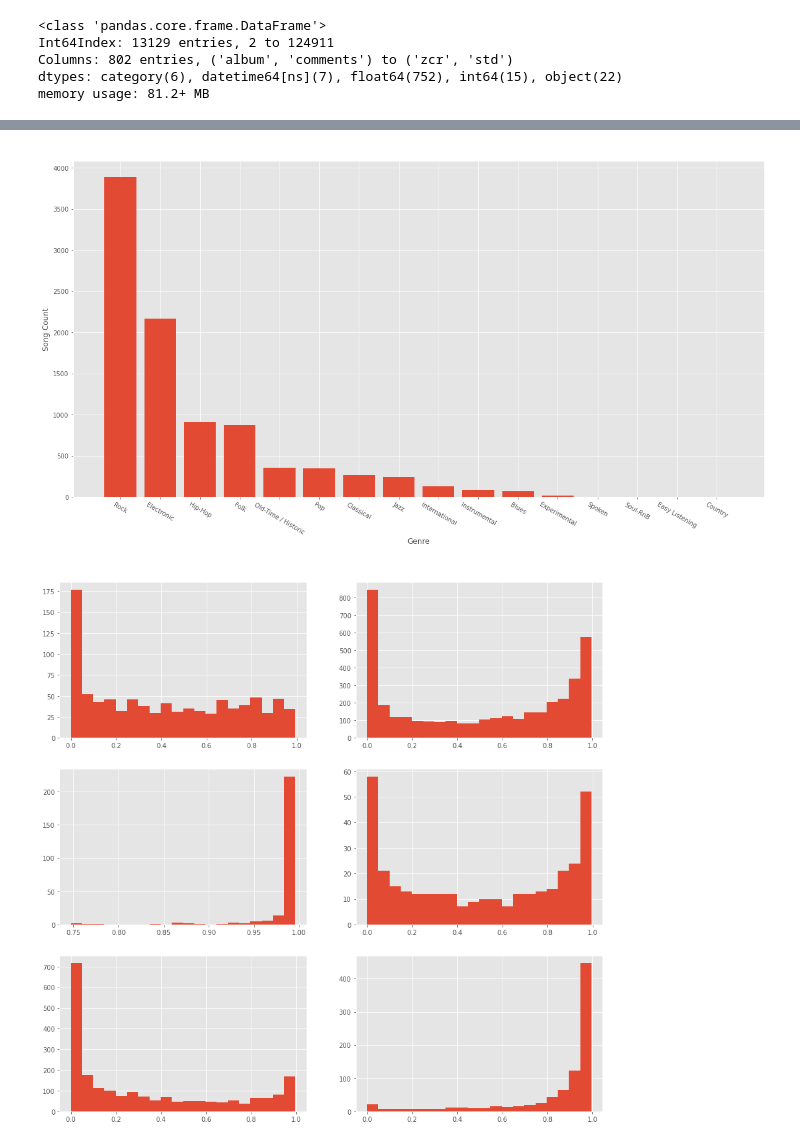
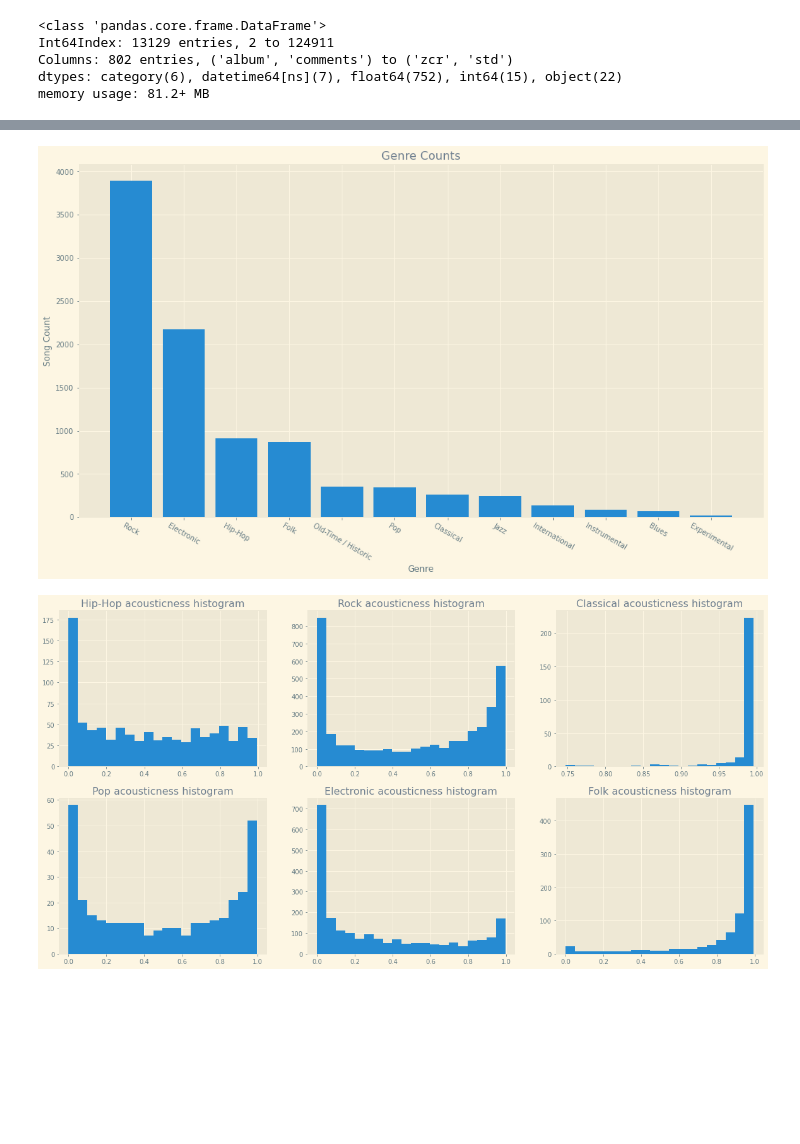
Before and after one commit to atsai24/music_audio_analysis, a Jupyter notebook: data_visualization.ipynb, the cells around one changed output, grey strips where cells are left out. Drawn from its saved outputs; the diff is of its cells as text; code cells hidden in the pictures; blank space fills up the shorter version.

```diff
--- a/data_visualization.ipynb
+++ b/data_visualization.ipynb
@@ -14,7 +18,7 @@ import IPython.display as ipd
 from src.plots import *
 from src import utils
 # %%
-plt.style.use('ggplot')
+plt.style.use('Solarize_Light2')
 # %%
 # Load metadata and features.
 tracks = utils.load('data/fma_metadata/tracks.csv')
@@ -111,18 +165,20 @@ folk_df = echonest_tracks[echonest_tracks.track.genre_top == 'Folk']
 # %%
-fig, ax = plt.subplots(figsize = (20,10))
-ax.bar(echonest_tracks.track.genre_top.value_counts().index, echonest_tracks.track.genre_top.value_counts())
-ax.set_xticklabels(echonest_tracks.track.genre_top.value_counts().index, rotation = 330)
-ax.set_title('Genre Counts')
+fig, ax = plt.subplots(figsize = (17,9))
+ax.bar(echonest_tracks.track.genre_top.value_counts().index[echonest_tracks.track.genre_top.value_counts() > 0], echonest_tracks.track.genre_top.value_counts()[echonest_tracks.track.genre_top.value_counts() > 0])
+ax.set_xticklabels(echonest_tracks.track.genre_top.value_counts().index[echonest_tracks.track.genre_top.value_counts() > 0], rotation = 330)
+ax.set_title('Genre Counts', color = 'slategray')
 ax.set_xlabel('Genre')
-ax.set_ylabel('Song Count');
+ax.set_ylabel('Song Count')
+plt.savefig('img/Genre_Song_Counts', facecolor = 'papayawhip');
 # %% [output]
-[figure, old version]
+[figure, new version]
 # %%
 dfs = [hip_hop_df, rock_df, classical_df , pop_df, electronic_df, folk_df]
 names = ['Hip-Hop', 'Rock', 'Classical', 'Pop', 'Electronic','Folk']
 # %%
 plot_genre_attribute_hist(dfs, 'acousticness', names)
+plt.savefig('img/acousticness_by_genre',facecolor = 'papayawhip')
 # %% [output]
-[figure, old version]
+[figure, new version]
 # %%
 plot_genre_attribute_hist(dfs,'danceability', names)
```
Also changed, not shown: parts of 24 cells of this notebook, 2 other files.
